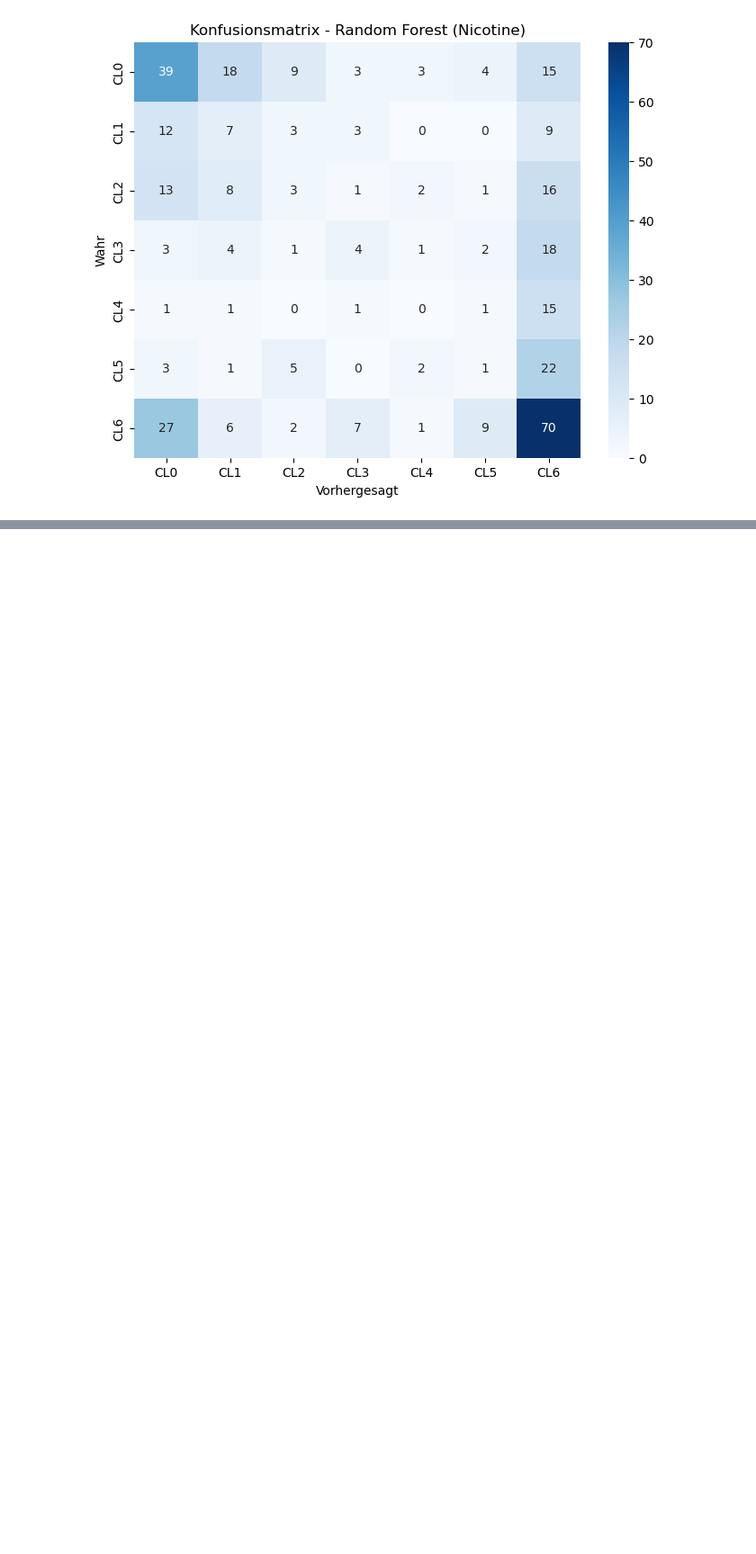
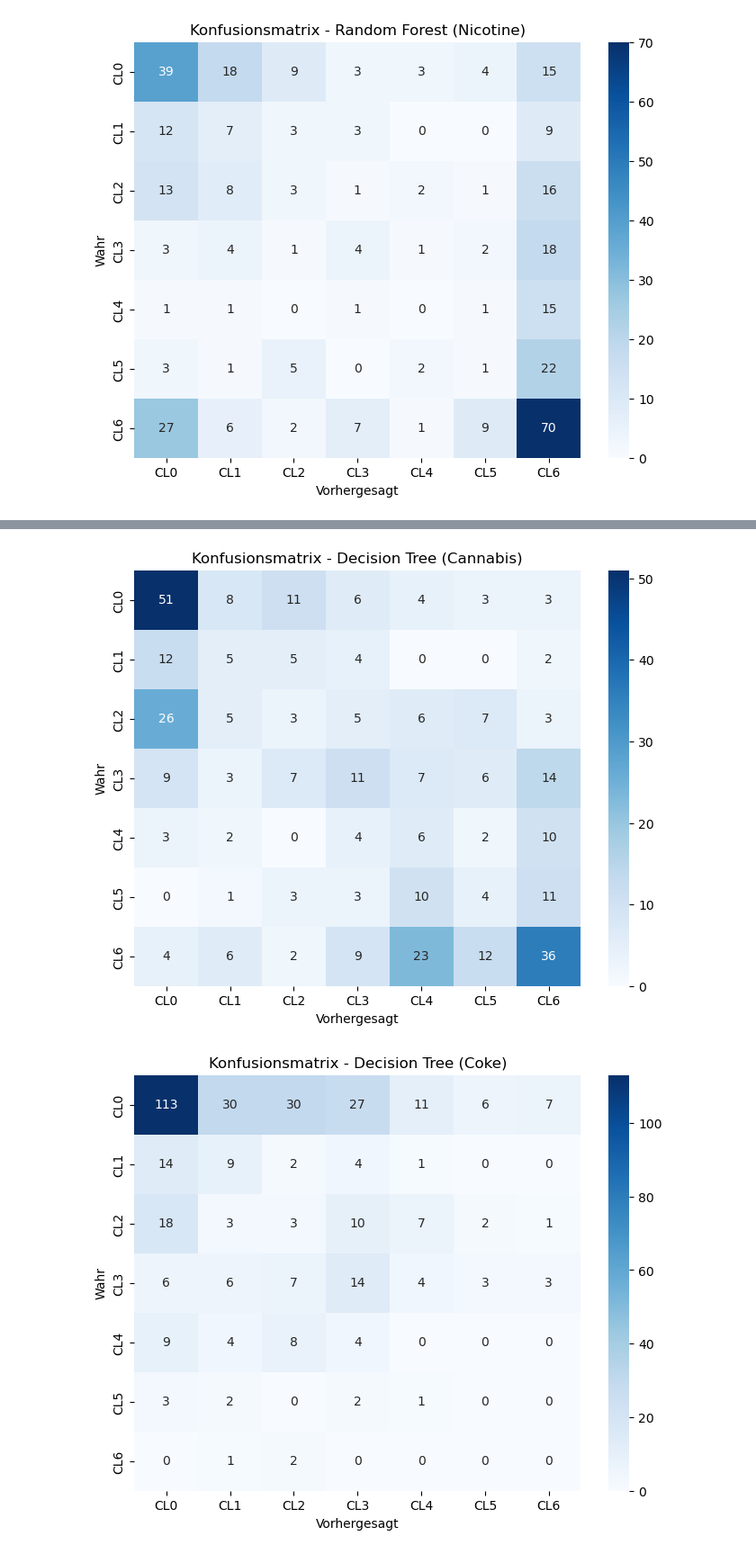
Before and after one commit to Salih-Kelmendi/LuisSalihML, a Jupyter notebook: Drug-Consumption2.ipynb, the cells around one changed output, grey strips where cells are left out. Shown at 90% size. Saved outputs shown, nothing was run; the diff lists cells and outputs as text; code cells hidden in the pictures; blank space fills up the shorter version.

```diff
--- a/Drug-Consumption2.ipynb
+++ b/Drug-Consumption2.ipynb
@@ -459,0 +476,15 @@ for drug in drug_names:
+# %%
+for drug in drug_names:
+    conf_matrix_dt = confusion_matrix(y_test[drug], y_pred_dt[drug])
+
+    plt.figure(figsize=(8, 6))
+    sns.heatmap(conf_matrix_dt, annot=True, fmt='d', cmap='Blues',
+                xticklabels=['CL0', 'CL1', 'CL2', 'CL3', 'CL4', 'CL5', 'CL6'],
+                yticklabels=['CL0', 'CL1', 'CL2', 'CL3', 'CL4', 'CL5', 'CL6'])
+    plt.title(f"Konfusionsmatrix - Decision Tree ({drug.capitalize()})")
+    plt.xlabel("Vorhergesagt")
+    plt.ylabel("Wahr")
+    plt.show()
+# %% [output]
+[figure, added]
+[figure, added]
```
Also changed, not shown: parts of 10 cells of this notebook.
